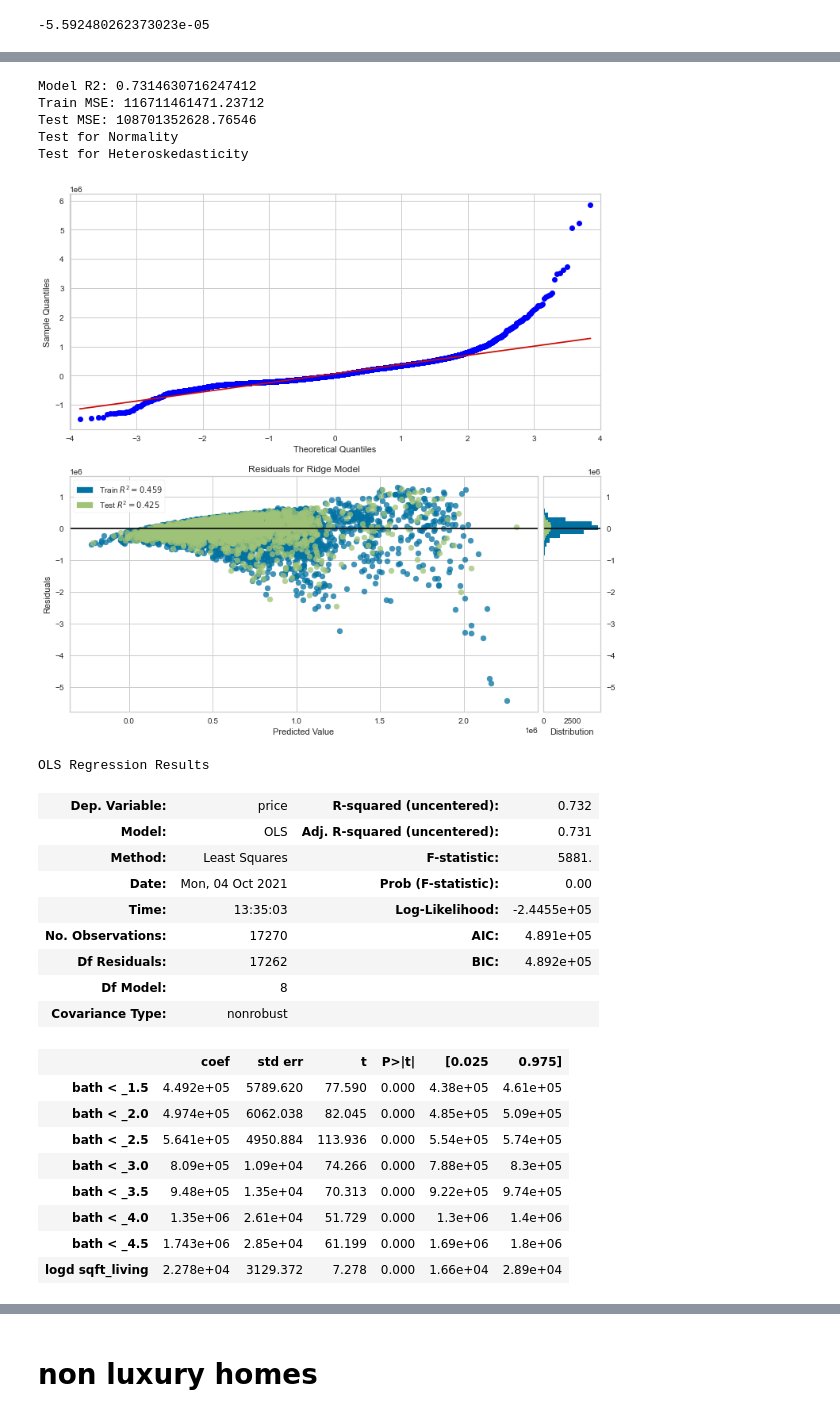
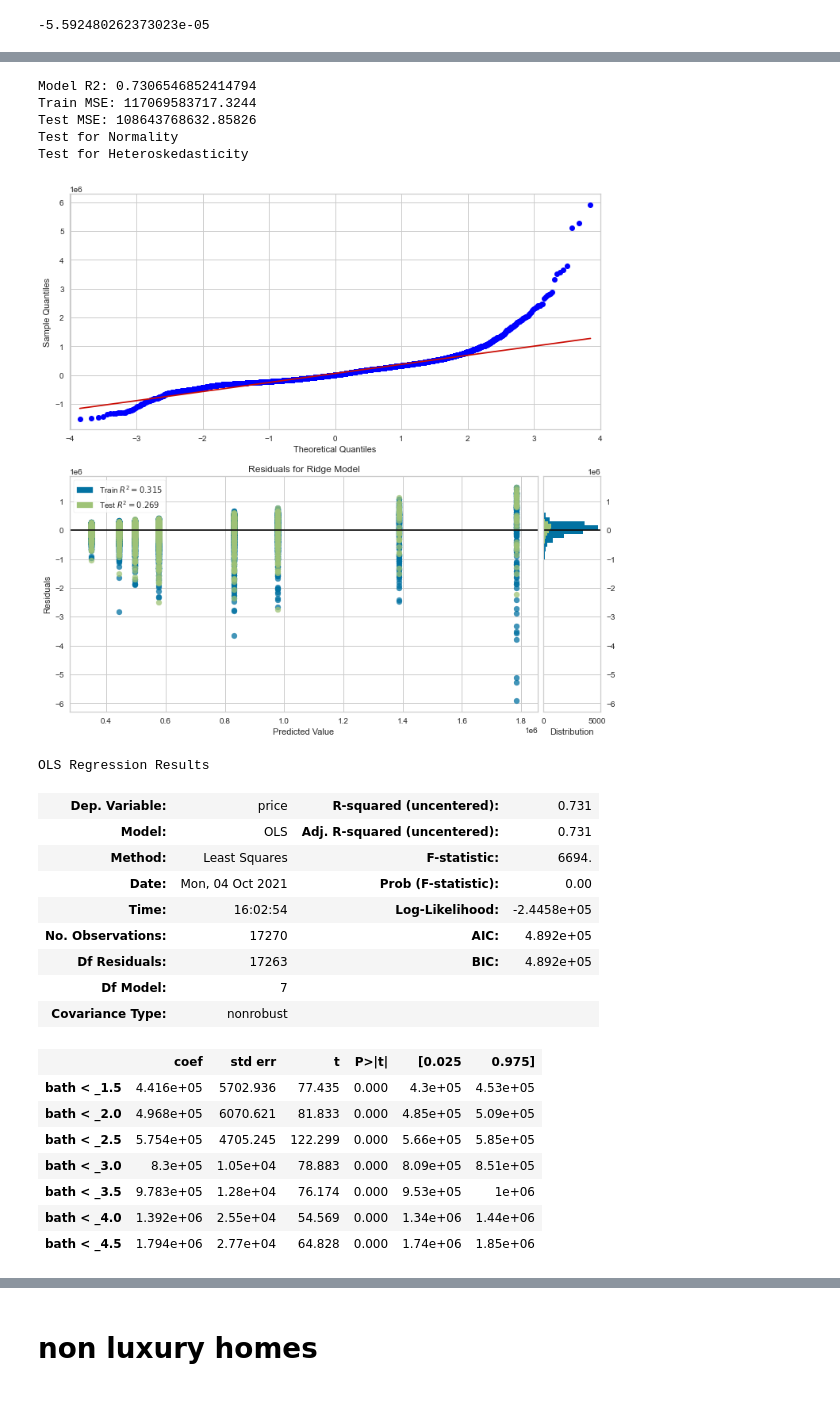
Before and after one commit to Sombrero7/project2, a Jupyter notebook: data_preprocessing-noble.ipynb, the cells around one changed output, grey strips where cells are left out. Drawn from its saved outputs; the diff is of its cells as text; code cells hidden in the pictures.

Commit message:
fixed model_maker function and recreated the first graph

```diff
--- a/data_preprocessing-noble.ipynb
+++ b/data_preprocessing-noble.ipynb
@@ -361,16 +361,20 @@ def model_maker(X, y, X_cont, X_cat):
 
     #Pulls out categorical data
     X_train_cat = X_train[X_cat]
-    X_test_cont = X_test[X_cat]
+    X_test_cat = X_test[X_cat]
 
     #Scales data
     scalar = StandardScaler()
     X_train_scaled = scalar.fit_transform(X_train_cont)
     X_test_scaled = scalar.transform(X_test_cont)
+    X_train_scaled = pd.DataFrame(X_train_scaled)
+    X_train_cont = X_train_cont.update(X_train_scaled)
+    X_test_scaled = pd.DataFrame(X_test_scaled)
+    X_test_cont = X_test_cont.update(X_test_scaled)
 
     #Makes final scaled train/test splits
-    X_train_final = pd.concat([X_train_scaled, X_train_cont])
-    X_test_final = pd.concat([X_test_scaled, X_test_cont])
+    X_train_final = pd.concat([X_train_cont, X_train_cat])
+    X_test_final = pd.concat([X_test_cont, X_test_cat])
 
 
     #ADD BACK IN IF NEED, SHOULD DO BEFORE CALLING
@@ -382,7 +386,7 @@ def model_maker(X, y, X_cont, X_cat):
 
     #Makes model
     X_const = sm.add_constant(X_train_final)
-    linreg_model = sm.OLS(y_train_final, X_train_final).fit()
+    linreg_model = sm.OLS(y_train, X_train_final).fit()
 
     #Grabs predictions
     train_predict = linreg_model.predict(X_train_final)
@@ -407,8 +411,8 @@ def model_maker(X, y, X_cont, X_cat):
     print('Test for Heteroskedasticity')
     model = Ridge()
     visualizer = ResidualsPlot(model, ax = axes[1])
-    visualizer.fit(X_train_final, y_train_final)
-    visualizer.score(X_test_final, y_test_final)
+    visualizer.fit(X_train_final, y_train)
+    visualizer.score(X_test_final, y_test)
     visualizer.show()
 
     return linreg_model
@@ -450,45 +458,40 @@ def normalize(feature):
 # %%
 from sklearn.model_selection import train_test_split
-
-#noramlize log sqft living
-master_df['logd sqft_living'] = np.log(master_df['sqft_living'])
-master_df['logd sqft_living'] = master_df[['logd sqft_living']].apply(normalize)
 
 #encode bathrooms
 master_df['cat_bathrooms'] = master_df['bathrooms'].apply(bin_bathrooms)
 
 bathroom_df = pd.get_dummies(master_df['cat_bathrooms'], drop_first=True, prefix='bath < ')
-X_df = pd.concat([bathroom_df, master_df[['logd sqft_living']]], axis=1)
+X_df = pd.concat([bathroom_df, master_df['sqft_living']], axis=1)
 X_df
 
 y_df = master_df['price']
 y_df
 
-model = model_maker(X_df, y_df)
+model = model_maker(X_df, y_df, ['sqft_living', etc etc etc], bathroom_df.columns)
 model.summary()
 # %% [output]
-Model R2: 0.7314630716247412
-Train MSE: 116711461471.23712
-Test MSE: 108701352628.76546
+Model R2: 0.7306546852414794
+Train MSE: 117069583717.3244
+Test MSE: 108643768632.85826
 Test for Normality
 Test for Heteroskedasticity
-[figure, old version]
+[figure, new version]
 OLS Regression Results
-| Dep. Variable: | price | R-squared (uncentered): | 0.732 |
+| Dep. Variable: | price | R-squared (uncentered): | 0.731 |
 | Model: | OLS | Adj. R-squared (uncentered): | 0.731 |
-| Method: | Least Squares | F-statistic: | 5881. |
+| Method: | Least Squares | F-statistic: | 6694. |
 | Date: | Mon, 04 Oct 2021 | Prob (F-statistic): | 0.00 |
-| Time: | 13:35:03 | Log-Likelihood: | -2.4455e+05 |
-| No. Observations: | 17270 | AIC: | 4.891e+05 |
-| Df Residuals: | 17262 | BIC: | 4.892e+05 |
-| Df Model: | 8 |  |  |
+| Time: | 16:02:54 | Log-Likelihood: | -2.4458e+05 |
+| No. Observations: | 17270 | AIC: | 4.892e+05 |
+| Df Residuals: | 17263 | BIC: | 4.892e+05 |
+| Df Model: | 7 |  |  |
 | Covariance Type: | nonrobust |  |  |
 |  | coef | std err | t | P>|t| | [0.025 | 0.975] |
-| bath < _1.5 | 4.492e+05 | 5789.620 | 77.590 | 0.000 | 4.38e+05 | 4.61e+05 |
-| bath < _2.0 | 4.974e+05 | 6062.038 | 82.045 | 0.000 | 4.85e+05 | 5.09e+05 |
-| bath < _2.5 | 5.641e+05 | 4950.884 | 113.936 | 0.000 | 5.54e+05 | 5.74e+05 |
-| bath < _3.0 | 8.09e+05 | 1.09e+04 | 74.266 | 0.000 | 7.88e+05 | 8.3e+05 |
-| bath < _3.5 | 9.48e+05 | 1.35e+04 | 70.313 | 0.000 | 9.22e+05 | 9.74e+05 |
-| bath < _4.0 | 1.35e+06 | 2.61e+04 | 51.729 | 0.000 | 1.3e+06 | 1.4e+06 |
-| bath < _4.5 | 1.743e+06 | 2.85e+04 | 61.199 | 0.000 | 1.69e+06 | 1.8e+06 |
-| logd sqft_living | 2.278e+04 | 3129.372 | 7.278 | 0.000 | 1.66e+04 | 2.89e+04 |
+| bath < _1.5 | 4.416e+05 | 5702.936 | 77.435 | 0.000 | 4.3e+05 | 4.53e+05 |
+| bath < _2.0 | 4.968e+05 | 6070.621 | 81.833 | 0.000 | 4.85e+05 | 5.09e+05 |
+| bath < _2.5 | 5.754e+05 | 4705.245 | 122.299 | 0.000 | 5.66e+05 | 5.85e+05 |
+| bath < _3.0 | 8.3e+05 | 1.05e+04 | 78.883 | 0.000 | 8.09e+05 | 8.51e+05 |
+| bath < _3.5 | 9.783e+05 | 1.28e+04 | 76.174 | 0.000 | 9.53e+05 | 1e+06 |
+| bath < _4.0 | 1.392e+06 | 2.55e+04 | 54.569 | 0.000 | 1.34e+06 | 1.44e+06 |
+| bath < _4.5 | 1.794e+06 | 2.77e+04 | 64.828 | 0.000 | 1.74e+06 | 1.85e+06 |
```
Also changed, not shown: parts of 21 cells of this notebook.
